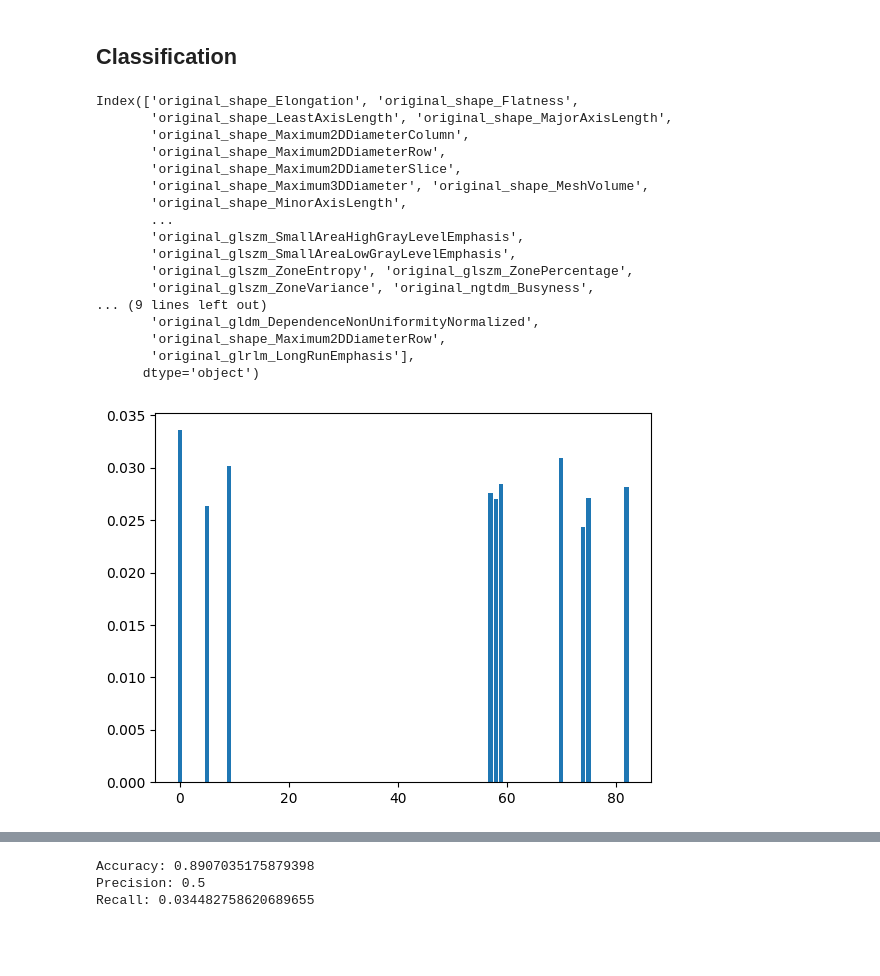
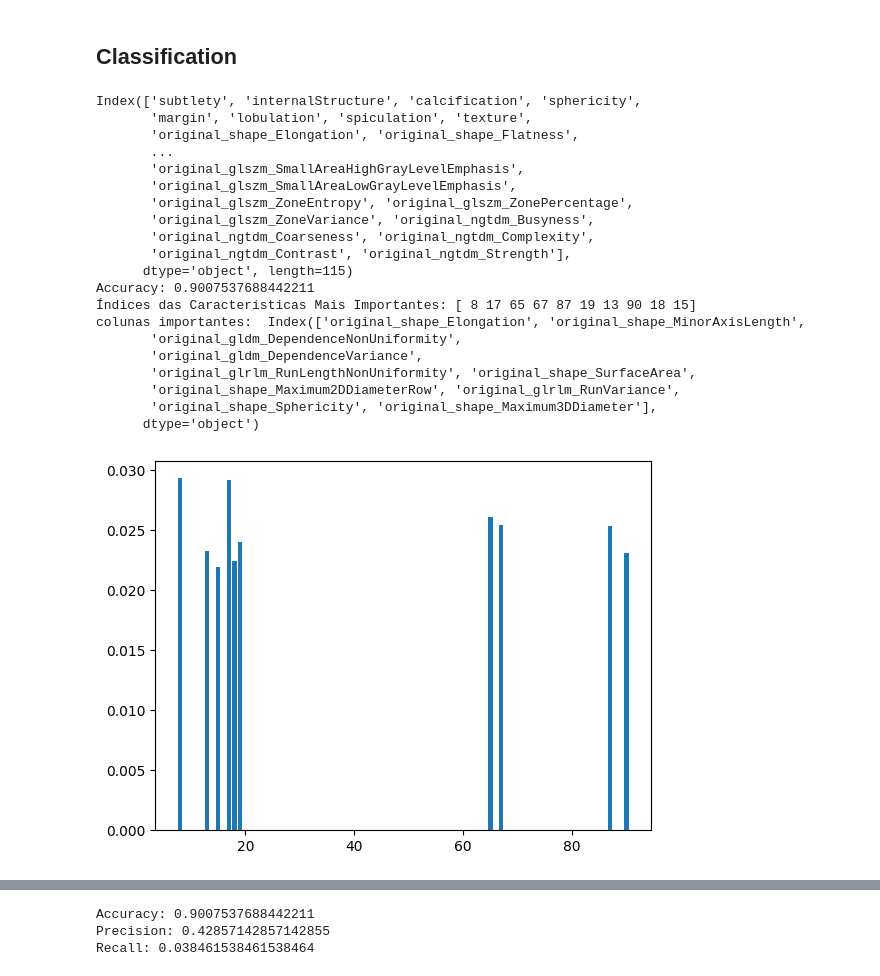
Before and after one commit to guilhermevaz8/LungCancer, a Jupyter notebook: LabIACD.ipynb, the cells around one changed output, grey strips where cells are left out. Drawn from its saved outputs; the diff is of its cells as text; code cells hidden in the pictures; blank space fills up the shorter version.

Commit message:
Dataset conjunto das duas tabelas (sem a coluna 'malignancy')

```diff
--- a/LabIACD.ipynb
+++ b/LabIACD.ipynb
@@ -312,9 +312,16 @@ import matplotlib.pyplot as plt
 
 # Suponhamos que você tenha seus dados de treinamento e rótulos
 # Remover todas as colunas com 'diagnostics' no nome(não fazem parte da FeaturesClasses)
-# Falta juntar com a tabela annotations.csv
-X = features.iloc[:,37:-2] # Substitua com seus dados
-y = values  # Substitua com seus rótulos
+# Remover indexs e coluna 'malignancy' (é necessário remover a última?)
+annot_crop=annot.iloc[:,:-1]
+feat = features.iloc[:,37:-2]
+y = values
+
+# Tabela final com dados
+X=pandas.concat([annot_crop,feat],axis=1)
+X.to_csv('complete_data.csv',index=False)
+index=X.iloc[:,0:2]
+X.drop(X.columns[[0,1]],axis=1,inplace=True)
 
 X_train, X_test, y_train, y_test = train_test_split(X, y, test_size=0.3)
 
@@ -330,42 +337,45 @@ y_pred = rf_model.predict(X_test)
 accuracy = accuracy_score(y_test, y_pred)
 print("Accuracy:", accuracy)
 
 # Obtenha a importância das características
 importancias = rf_model.feature_importances_
 
 
 
 # Se você deseja identificar as características mais importantes
 n_caracteristicas = 10  # Especifique o número de características mais importantes a serem mostradas
 indices_caracteristicas_importantes = importancias.argsort()[-n_caracteristicas:][::-1]
 print('Índices das Características Mais Importantes:', indices_caracteristicas_importantes)
 print('colunas importantes: ', X.columns[indices_caracteristicas_importantes])
 x_label=indices_caracteristicas_importantes
 y_labels=importancias[indices_caracteristicas_importantes]
 fig, ax = plt.subplots()
 ax.bar(x_label,y_labels)
 
 plt.show()
 
 cm = confusion_matrix(y_test, y_pred)
 
 ConfusionMatrixDisplay(confusion_matrix=cm).plot();
 # %% [output]
-Index(['original_shape_Elongation', 'original_shape_Flatness',
-       'original_shape_LeastAxisLength', 'original_shape_MajorAxisLength',
-       'original_shape_Maximum2DDiameterColumn',
-       'original_shape_Maximum2DDiameterRow',
-       'original_shape_Maximum2DDiameterSlice',
-       'original_shape_Maximum3DDiameter', 'original_shape_MeshVolume',
-       'original_shape_MinorAxisLength',
+Index(['subtlety', 'internalStructure', 'calcification', 'sphericity',
+       'margin', 'lobulation', 'spiculation', 'texture',
+       'original_shape_Elongation', 'original_shape_Flatness',
        ...
        'original_glszm_SmallAreaHighGrayLevelEmphasis',
        'original_glszm_SmallAreaLowGrayLevelEmphasis',
        'original_glszm_ZoneEntropy', 'original_glszm_ZonePercentage',
        'original_glszm_ZoneVariance', 'original_ngtdm_Busyness',
-... (9 lines left out)
-       'original_gldm_DependenceNonUniformityNormalized',
-       'original_shape_Maximum2DDiameterRow',
-       'original_glrlm_LongRunEmphasis'],
+       'original_ngtdm_Coarseness', 'original_ngtdm_Complexity',
+       'original_ngtdm_Contrast', 'original_ngtdm_Strength'],
+      dtype='object', length=115)
+Accuracy: 0.9007537688442211
+Índices das Características Mais Importantes: [ 8 17 65 67 87 19 13 90 18 15]
+colunas importantes:  Index(['original_shape_Elongation', 'original_shape_MinorAxisLength',
+       'original_gldm_DependenceNonUniformity',
+       'original_gldm_DependenceVariance',
+       'original_glrlm_RunLengthNonUniformity', 'original_shape_SurfaceArea',
+       'original_shape_Maximum2DDiameterRow', 'original_glrlm_RunVariance',
+       'original_shape_Sphericity', 'original_shape_Maximum3DDiameter'],
       dtype='object')
-[figure, old version]
+[figure, new version]
@@ -379,6 +389,6 @@ print("Accuracy:", accuracy)
 print("Precision:", precision)
 print("Recall:", recall)
 # %% [output]
-Accuracy: 0.8907035175879398
-Precision: 0.5
-Recall: 0.034482758620689655
+Accuracy: 0.9007537688442211
+Precision: 0.42857142857142855
+Recall: 0.038461538461538464
```
Also changed, not shown: parts of 1 cell of this notebook, 1 other file.
